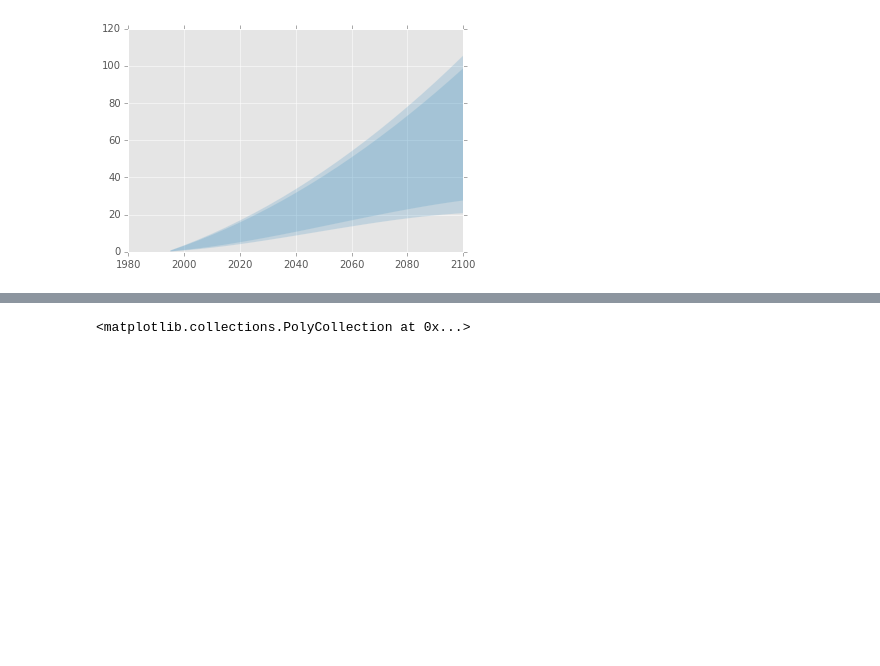
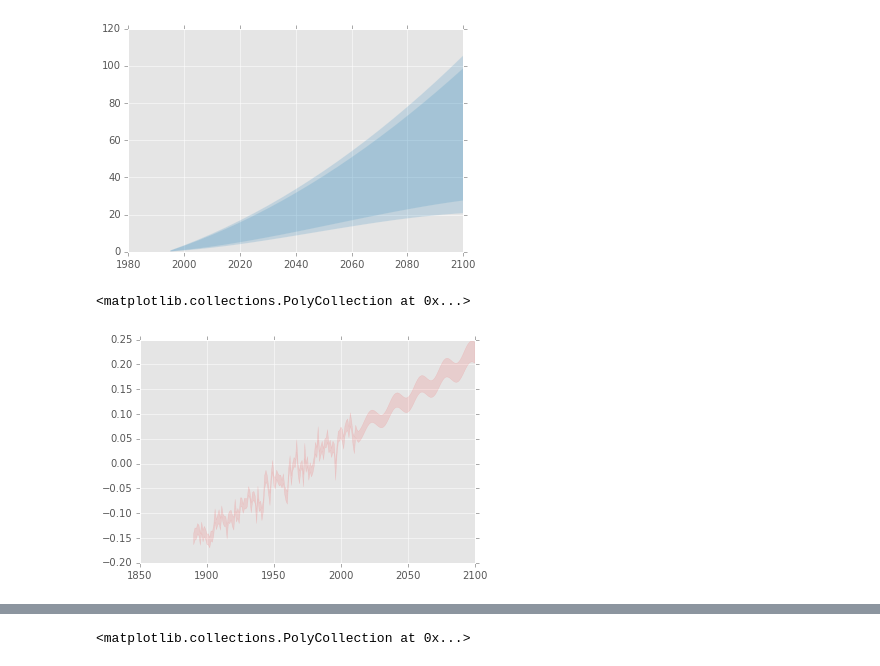
Before and after one commit to openearth/notebooks, a Jupyter notebook: modelaveraging.ipynb, the cells around one changed output, grey strips where cells are left out. Cells and saved outputs as stored; diff of their text form; code cells hidden in the pictures; blank space fills up the shorter version.

```diff
--- a/modelaveraging.ipynb
+++ b/modelaveraging.ipynb
@@ -250,3 +254,10 @@ hkv = pandas.merge(hkv1, hkv2, how='outer')
+# %%
+#plt.fill_between(hkv1['year'], hkv1['lm.pred.clim.low'],  hkv1['lm.pred.clim.high'], color='green', alpha=0.1)
+#plt.fill_between(hkv2['year'], hkv2['lm.pred.clim.low'],  hkv2['lm.pred.clim.high'], color='blue', alpha=0.1)
+plt.fill_between(hkv2['year'], hkv['lm.pred.clim.low'],  hkv['lm.pred.clim.high'], color='red', alpha=0.1)
+# %% [output]
+<matplotlib.collections.PolyCollection at 0x...>
+[figure, added]
 # %%
 hkv['pred.clim.se'] = np.sqrt(hkv['lm.pred.clim.se'] ** 2 + hkv['lo.pred.clim.se'] ** 2)
 hkv['pred.plim.se'] = np.sqrt(hkv['lm.pred.plim.se'] ** 2 + hkv['lo.pred.plim.se'] ** 2)
```
Also changed, not shown: parts of 5 cells of this notebook.
